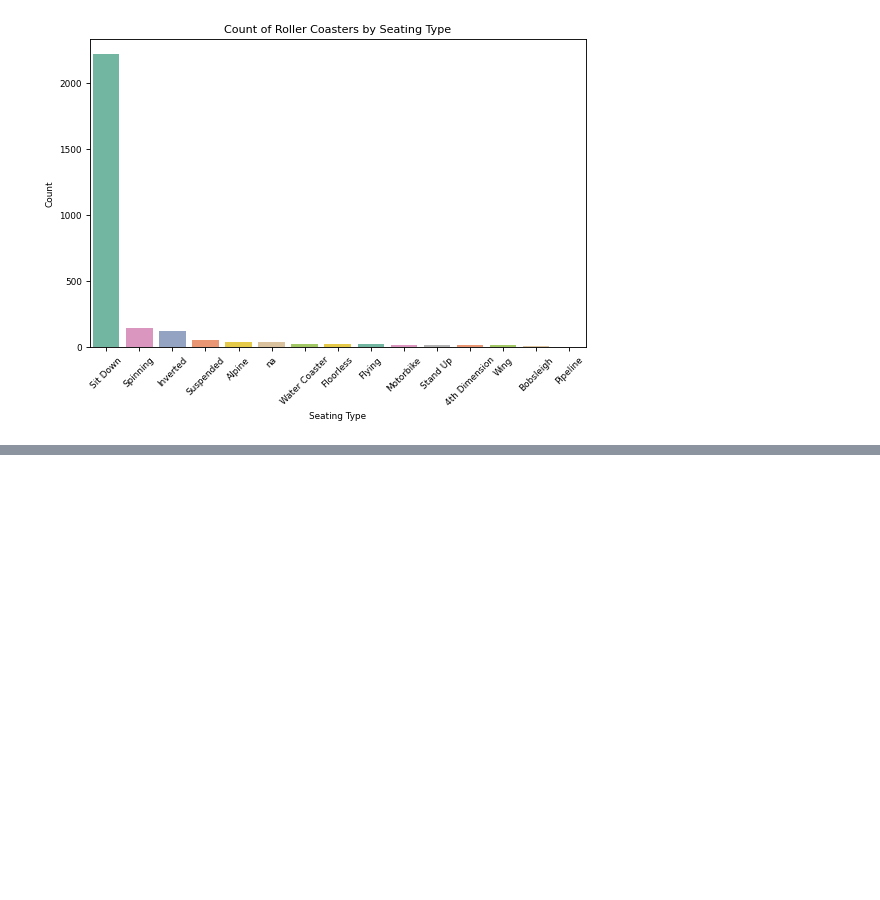
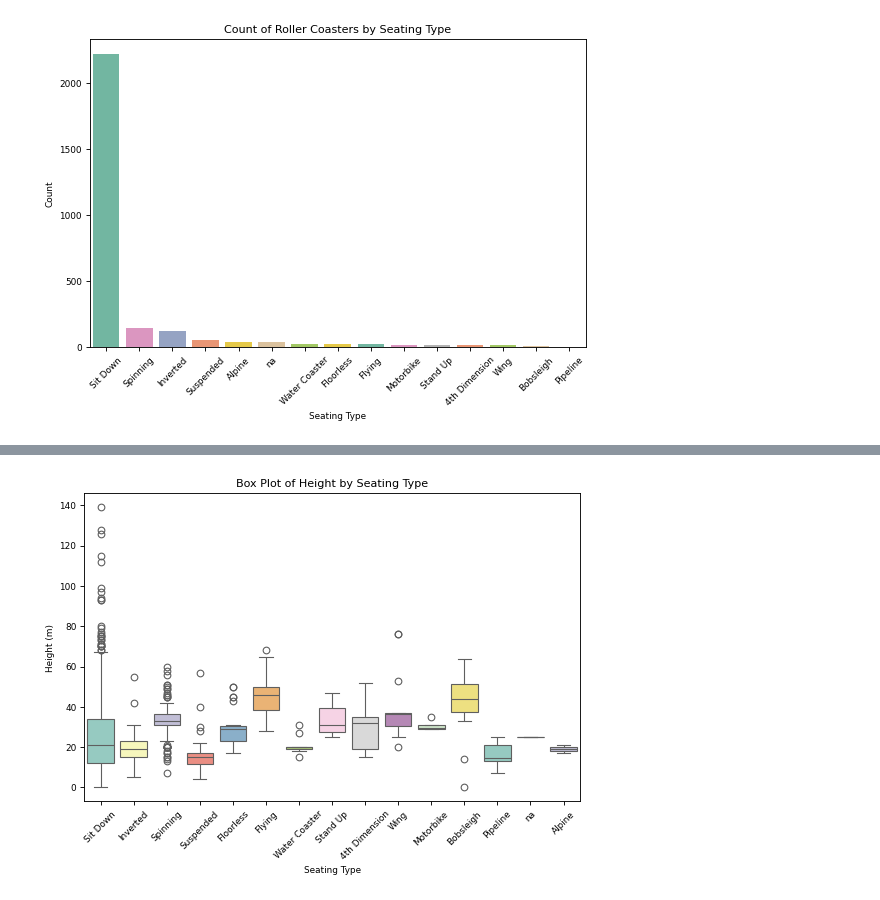
Before and after one commit to 7086600/roller_coaster_project, a Jupyter notebook: roller_coaster.ipynb, the cells around one changed output, grey strips where cells are left out. Drawn from its saved outputs; the diff is of its cells as text; code cells hidden in the pictures; blank space fills up the shorter version.

```diff
--- a/roller_coaster.ipynb
+++ b/roller_coaster.ipynb
@@ -383,0 +397,14 @@ plt.show()
+# %%
+# making boxplots: do different seating types result in higher/faster/longer
+# height
+cleaned_rc_df = rc_df[rc_df['height'] <= 150]
+plt.figure()
+ax = sns.boxplot(data=cleaned_rc_df, x='seating_type', y='height', hue='seating_type', palette='Set3')
+plt.title('Box Plot of Height by Seating Type')
+plt.xlabel('Seating Type')
+plt.ylabel('Height (m)')
+ax.set_xticks(range(len(cleaned_rc_df['seating_type'].value_counts().index)))
+ax.set_xticklabels(cleaned_rc_df['seating_type'].value_counts().index, rotation=45)
+plt.show()
+# %% [output]
+[figure, added]
```
Also changed, not shown: parts of 2 cells of this notebook.
